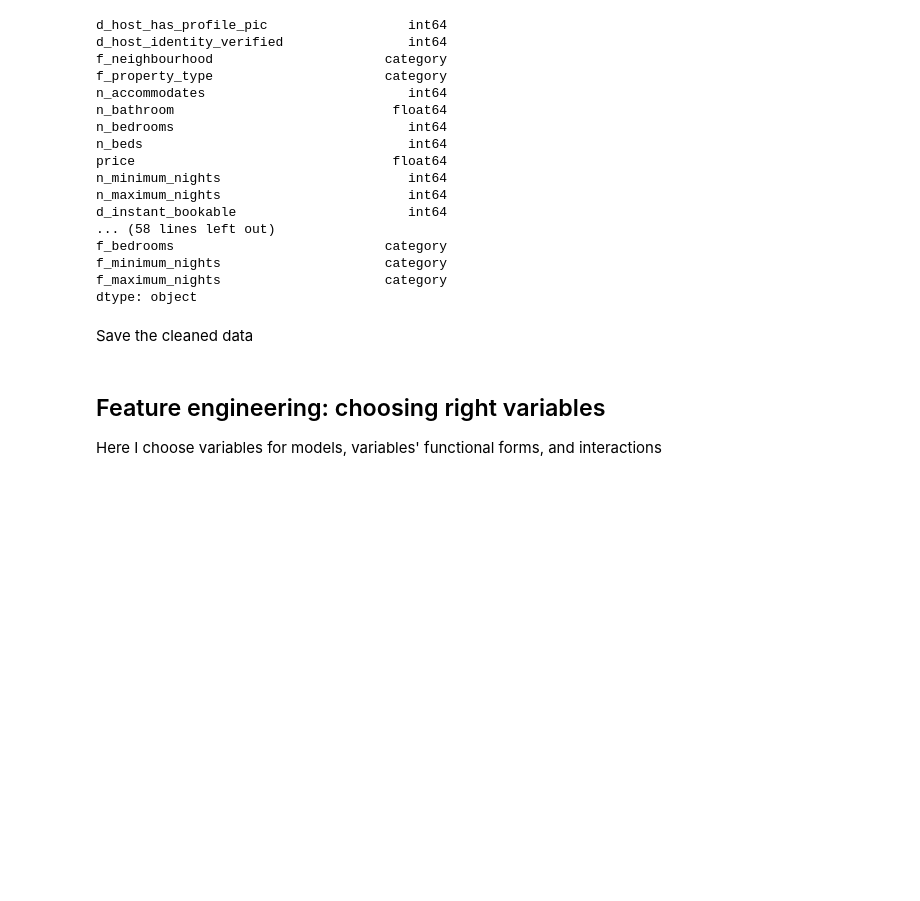
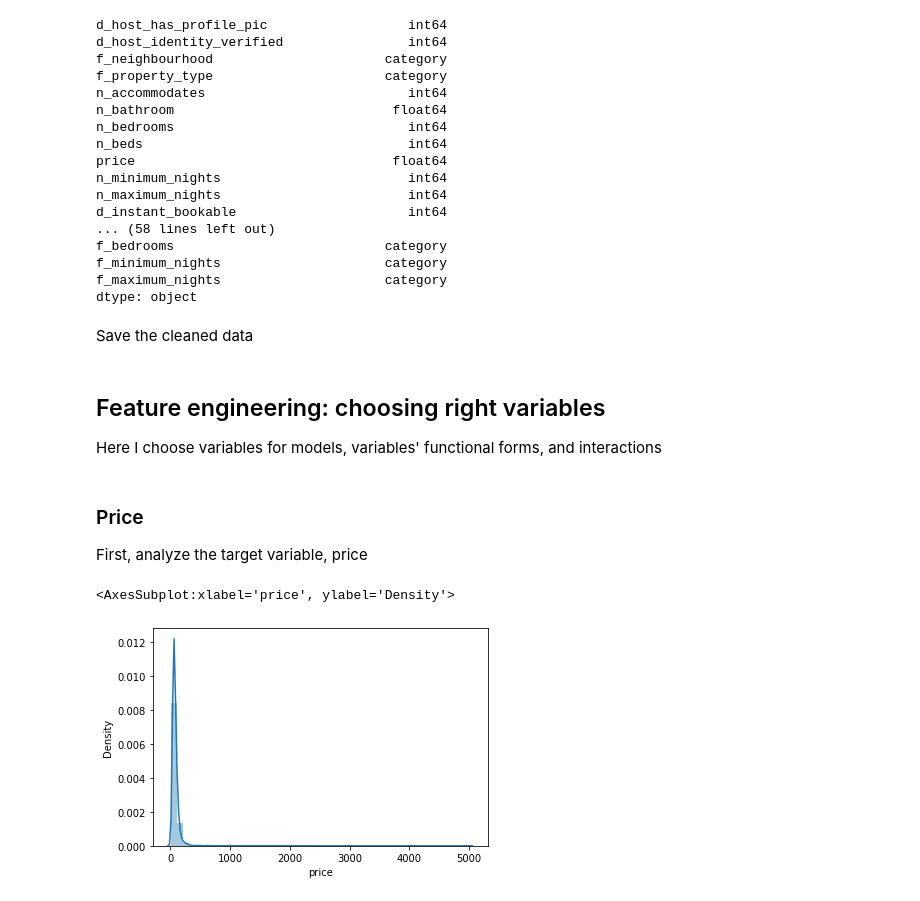
Before and after one commit to JustJAG/Prediction_with_ML_for_Economists, a Jupyter notebook: Assignment_2_AirBNB_data/Code.ipynb, the cells around one changed output. Cells and saved outputs as stored; diff of their text form; code cells hidden in the pictures; blank space fills up the shorter version.

```diff
--- a/Assignment_2_AirBNB_data/Code.ipynb
+++ b/Assignment_2_AirBNB_data/Code.ipynb
@@ -832,3 +832,11 @@ data.to_csv(data_out + "vienna_cleaned.csv", index=False)
 ## Feature engineering: choosing right variables
 
 Here I choose variables for models, variables' functional forms, and interactions
+# %% [markdown]
+### Price
+First, analyze the target variable, price
+# %%
+sns.distplot(data.price)
+# %% [output]
+<AxesSubplot:xlabel='price', ylabel='Density'>
+[figure, added]
```
Also changed, not shown: parts of 61 cells of this notebook.
